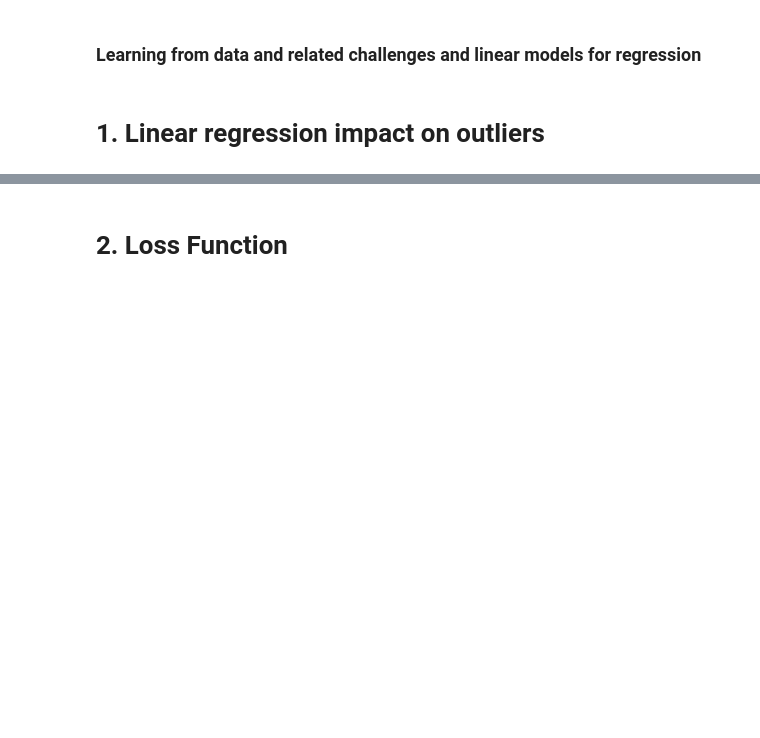
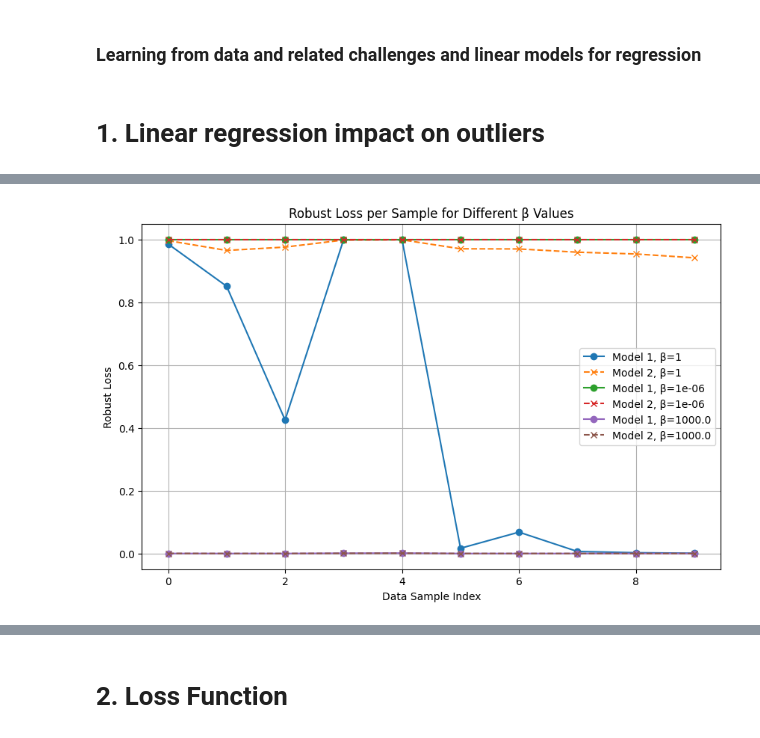
Before and after one commit to NadhaIrshad/In22-S5-EN3150---Pattern-Recognition, a Jupyter notebook: Assignment1.ipynb, the cells around one changed output, grey strips where cells are left out. Drawn from its saved outputs; the diff is of its cells as text; code cells hidden in the pictures; blank space fills up the shorter version.

```diff
--- a/Assignment1.ipynb
+++ b/Assignment1.ipynb
@@ -8,0 +71,23 @@
+# %%
+residuals1 = y_true - y_pred1
+residuals2 = y_true - y_pred2
+
+def robust_loss(residuals, beta):
+    return (residuals**2) / (residuals**2 + beta**2)
+
+plt.figure(figsize=(10, 6))
+
+for beta in betas:
+    loss1 = robust_loss(residuals1, beta)
+    loss2 = robust_loss(residuals2, beta)
+    plt.plot(range(len(residuals1)), loss1, 'o-', label=f'Model 1, β={beta}')
+    plt.plot(range(len(residuals2)), loss2, 'x--', label=f'Model 2, β={beta}')
+
+plt.xlabel("Data Sample Index")
+plt.ylabel("Robust Loss")
+plt.title("Robust Loss per Sample for Different β Values")
+plt.grid(True)
+plt.legend()
+plt.show()
+# %% [output]
+[figure, added]
```
Also changed, not shown: parts of 19 cells of this notebook.
